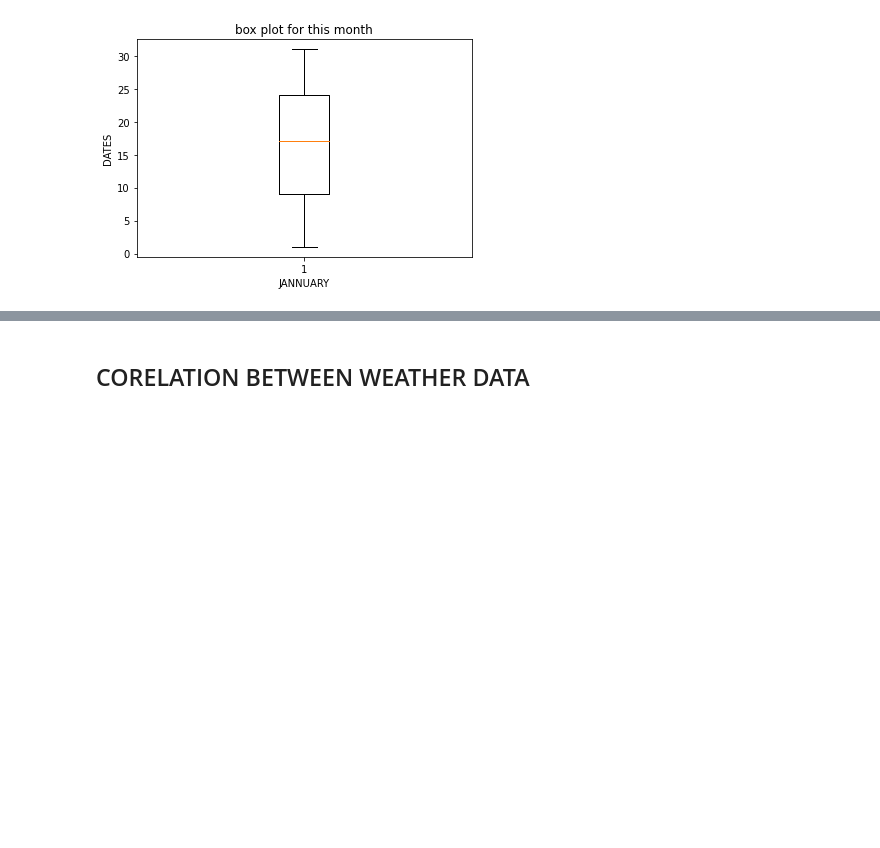
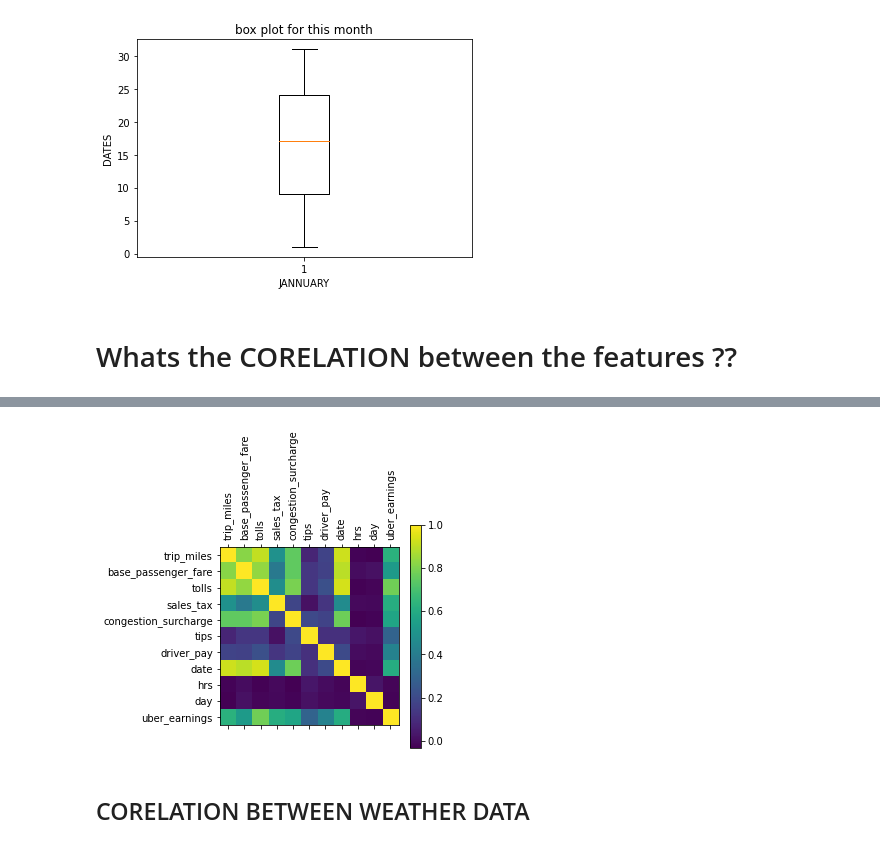
Before and after one commit to NAGSnag/DATA_ANALYSIS, a Jupyter notebook: NYC_RIDES_ANALYSIS.ipynb, the cells around one changed output, grey strips where cells are left out. Saved outputs shown, nothing was run; the diff lists cells and outputs as text; code cells hidden in the pictures; blank space fills up the shorter version.

```diff
--- a/NYC_RIDES_ANALYSIS.ipynb
+++ b/NYC_RIDES_ANALYSIS.ipynb
@@ -211,3 +217,19 @@ plt.title("box plot for this month")
 plt.show()
 # %% [output]
 [figure]
+# %% [markdown]
+# Whats the CORELATION between the features ??
+# %%
+c=uber[['trip_miles',
+       'trip_time', 'base_passenger_fare', 'tolls','sales_tax',
+       'congestion_surcharge','tips', 'driver_pay', 'date', 'hrs', 'day',
+       'pick_drop_time', 'request_onseen', 'uber_earnings']].corr()
+we=plt.matshow(c)
+plt.colorbar(we)
+labels =['trip_miles', 'base_passenger_fare', 'tolls','sales_tax',
+       'congestion_surcharge','tips', 'driver_pay', 'date', 'hrs', 'day', 'uber_earnings']
+plt.yticks(np.arange(len(labels)), labels)
+plt.xticks(np.arange(len(labels)), labels)
+plt.xticks(rotation=90)
+c
+# %% [output]
@@ -214,3 +248,4 @@ plt.show()
+[figure, added]
 # %% [markdown]
 ## CORELATION BETWEEN WEATHER DATA
 # %%
```
Also changed, not shown: parts of 20 cells of this notebook.
